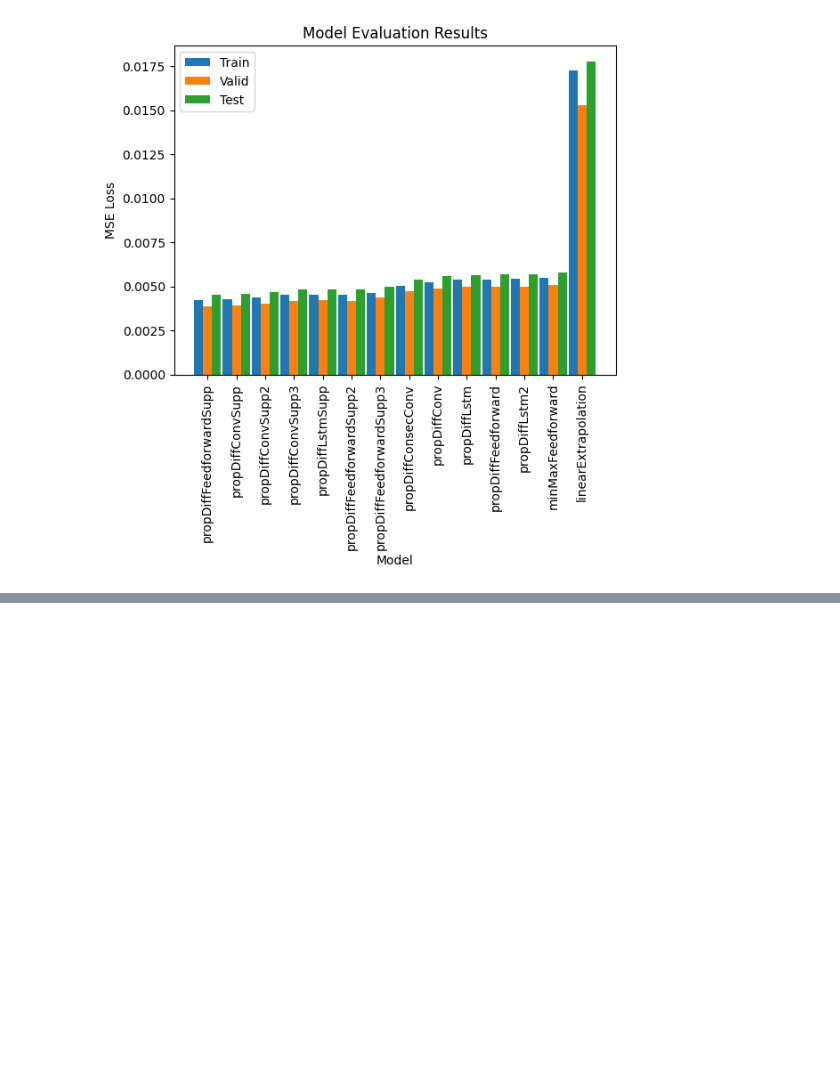
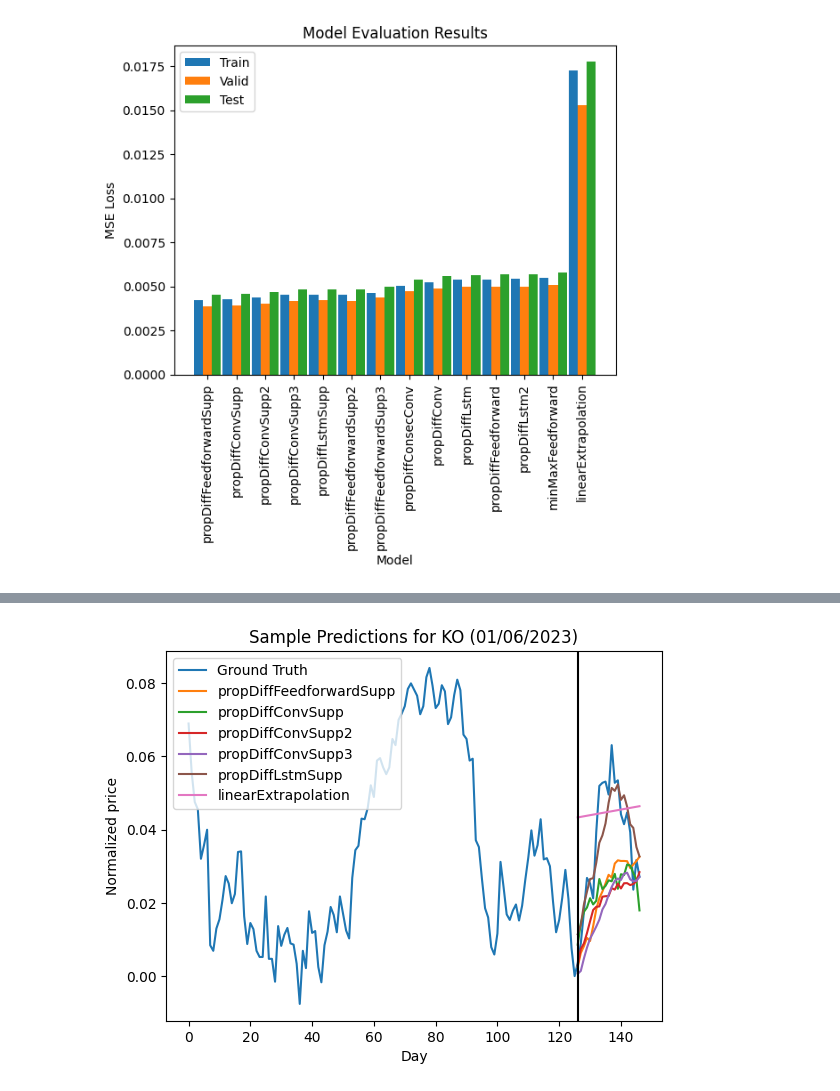
Before and after one commit to vchidambaram99/USU-CS6850-Project, a Jupyter notebook: notebooks/results.ipynb, the cells around one changed output, grey strips where cells are left out. Cells and saved outputs as stored; diff of their text form; code cells hidden in the pictures; blank space fills up the shorter version.

```diff
--- a/notebooks/results.ipynb
+++ b/notebooks/results.ipynb
@@ -85,0 +114,4 @@ plt.legend();
+# %%
+plot_sample(vis_models, "KO", "01/06/2023")
+# %% [output]
+[figure, added]
```
Also changed, not shown: parts of 3 cells of this notebook, 5 other files.
